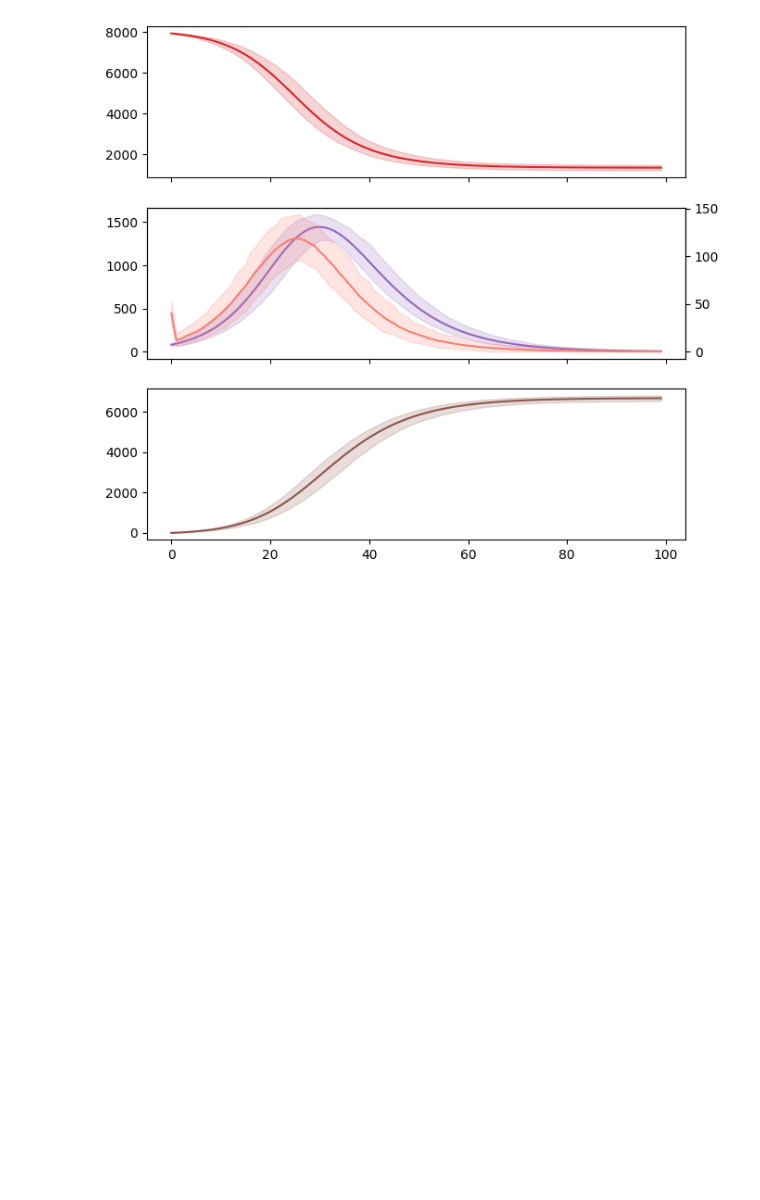
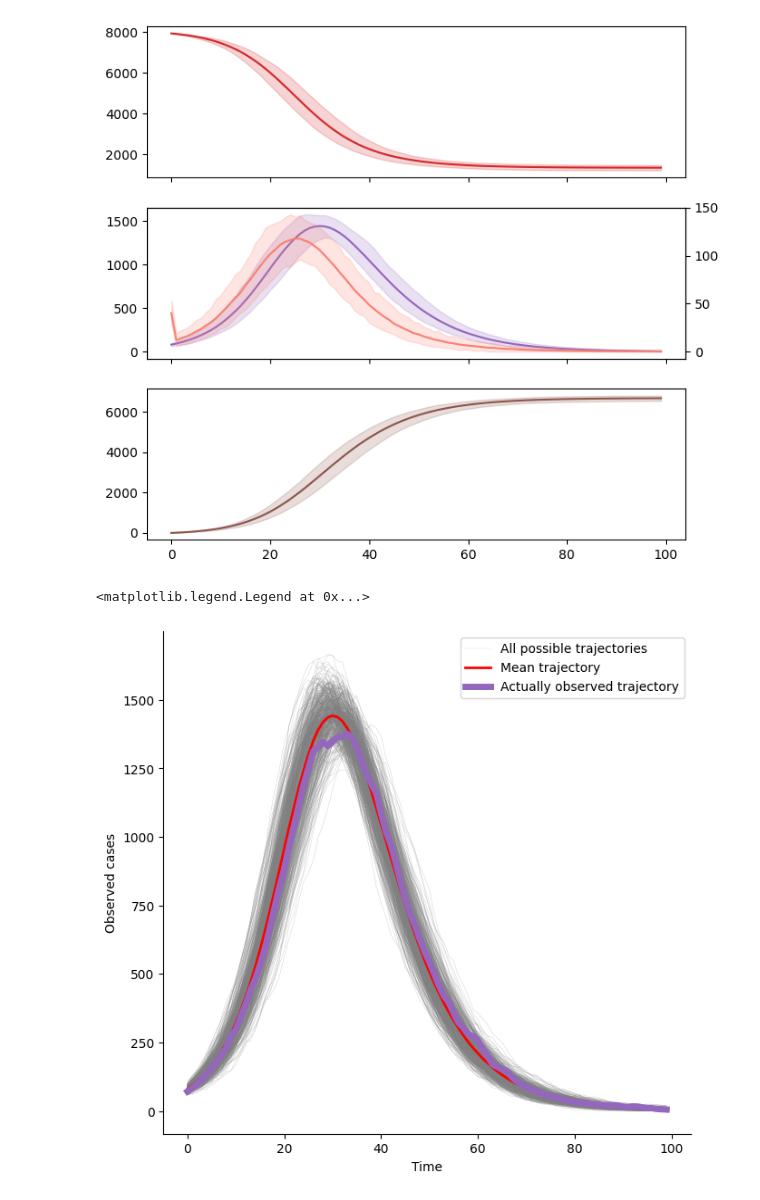
Before and after one commit to ChaosDonkey06/AMR_ABM2, a Jupyter notebook: abm/SIR_agent_based.ipynb, the cells around one changed output. Cells and saved outputs as stored; diff of their text form; code cells hidden in the pictures; blank space fills up the shorter version.

```diff
--- a/abm/SIR_agent_based.ipynb
+++ b/abm/SIR_agent_based.ipynb
@@ -165,3 +164,21 @@ ax[2].fill_between(range(T), R_df["low_95"], R_df["high_95"],
 # %% [output]
 <matplotlib.collections.PolyCollection at 0x...>
 [figure]
+# %%
+fig, ax = plt.subplots(1, 1, figsize=(7.5, 7.2), sharex=True, sharey=False)
+
+ax.plot(range(T), i, color="gray", alpha=0.4, lw=0.3)
+ax.plot(range(T), i[:, np.random.randint(500)], color="gray", label="All possible trajectories", alpha=0.3, lw=0.3)
+ax.plot(range(T), np.mean(i, -1), color="red", label="Mean trajectory", lw=2)
+
+ax.plot(range(T), i[:, np.random.randint(500)], label="Actually observed trajectory", color=colors[1], lw=5)
+
+ax.spines['right'].set_visible(False)
+ax.spines['top'].set_visible(False)
+ax.set_ylabel("Observed cases")
+ax.set_xlabel("Time")
+
+ax.legend()
+# %% [output]
+<matplotlib.legend.Legend at 0x...>
+[figure, added]
```
Also changed, not shown: parts of 1 cell of this notebook, 26 other files.
